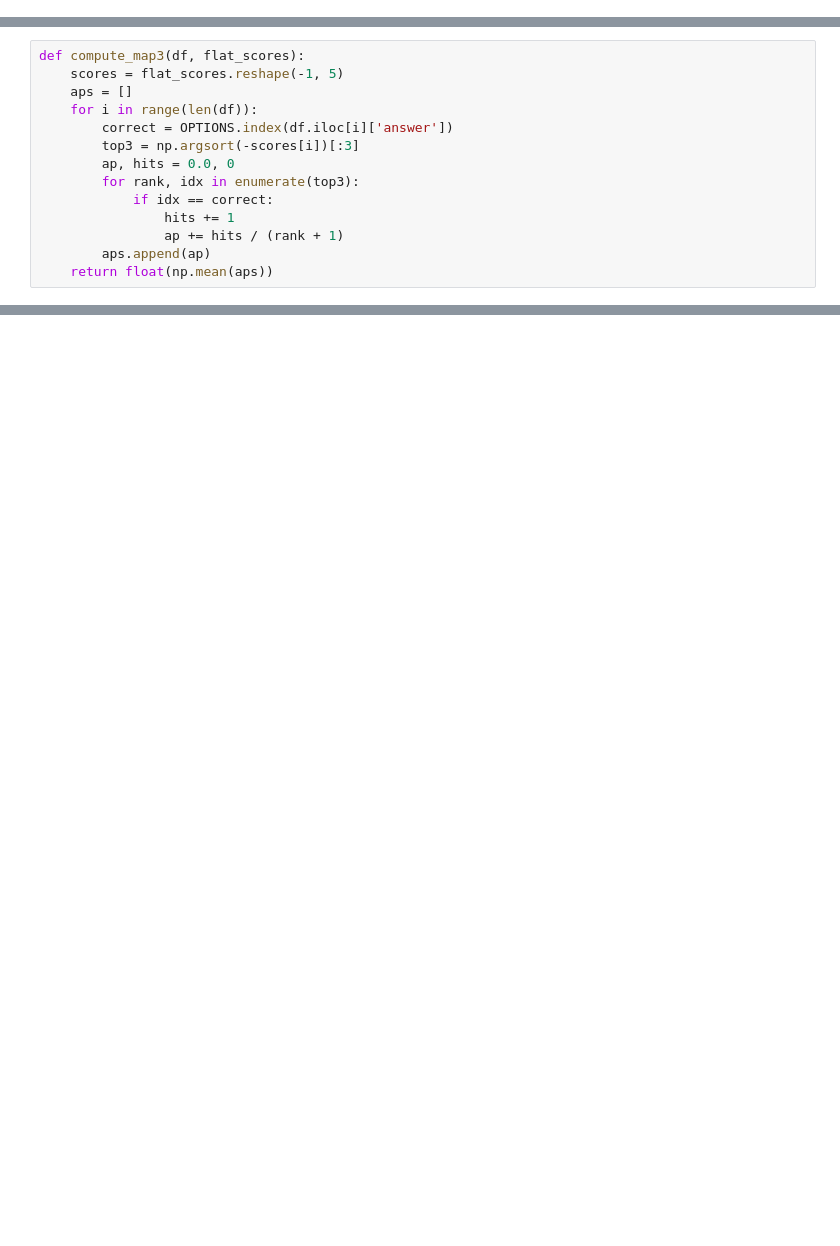
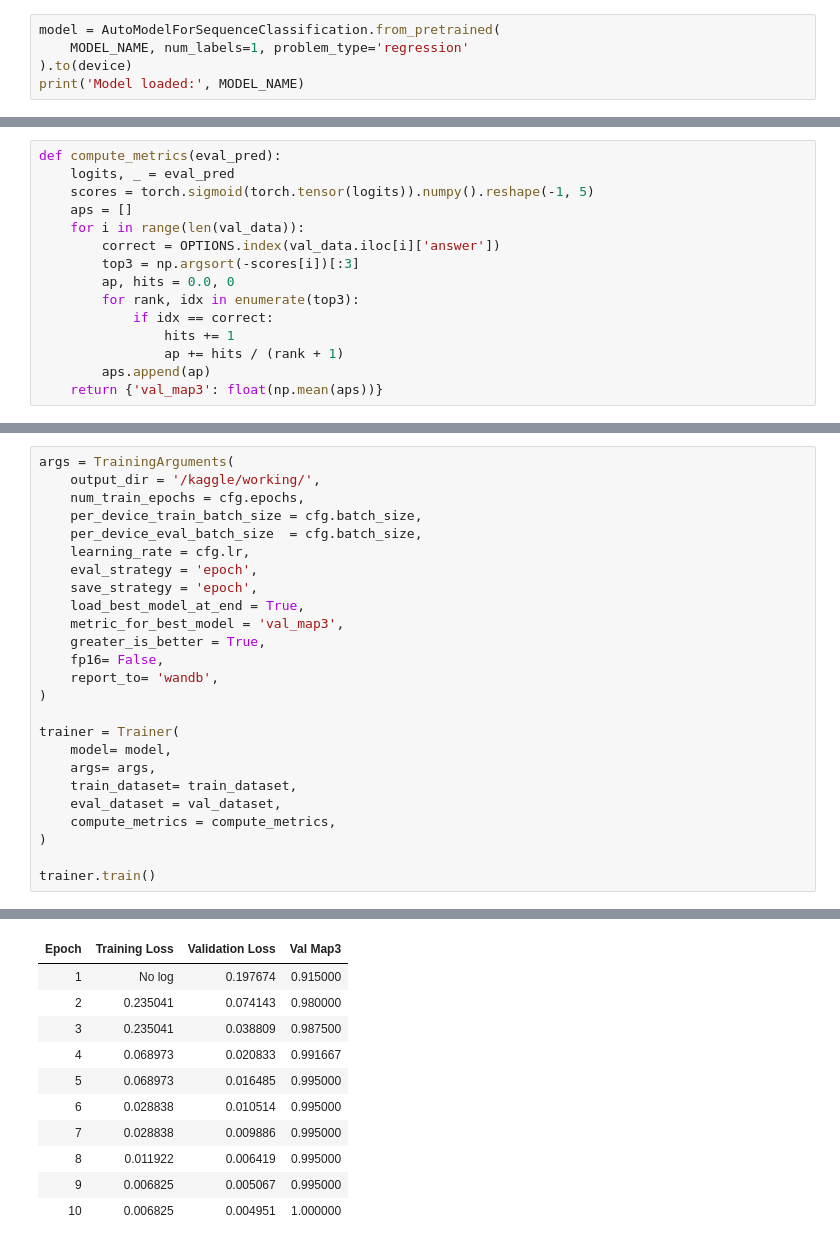
Before and after one commit to niteshsharma0602/Smart-MCQ-Solver, a Jupyter notebook: notebooks/model3-DistilBERT.ipynb, the cells around one changed output, grey strips where cells are left out. Saved outputs shown, nothing was run; the diff lists cells and outputs as text; blank space fills up the shorter version.

```diff
--- a/notebooks/model3-DistilBERT.ipynb
+++ b/notebooks/model3-DistilBERT.ipynb
@@ -120,0 +160,5 @@ Model loaded. Train batches: 563
+# %%
+model = AutoModelForSequenceClassification.from_pretrained(
+    MODEL_NAME, num_labels=1, problem_type='regression'
+).to(device)
+print('Model loaded:', MODEL_NAME)
@@ -121,9 +185,10 @@ Model loaded. Train batches: 563
 # %%
-def compute_map3(df, flat_scores):
-    scores = flat_scores.reshape(-1, 5)
+def compute_metrics(eval_pred):
+    logits, _ = eval_pred
+    scores = torch.sigmoid(torch.tensor(logits)).numpy().reshape(-1, 5)
     aps = []
-    for i in range(len(df)):
-        correct = OPTIONS.index(df.iloc[i]['answer'])
+    for i in range(len(val_data)):
+        correct = OPTIONS.index(val_data.iloc[i]['answer'])
         top3 = np.argsort(-scores[i])[:3]
         ap, hits = 0.0, 0
         for rank, idx in enumerate(top3):
@@ -131,4 +196,4 @@ def compute_map3(df, flat_scores):
                 hits += 1
                 ap += hits / (rank + 1)
         aps.append(ap)
-    return float(np.mean(aps))
+    return {'val_map3': float(np.mean(aps))}
@@ -178,0 +203,26 @@ Model saved.
+# %%
+args = TrainingArguments(
+    output_dir = '/kaggle/working/',
+    num_train_epochs = cfg.epochs,
+    per_device_train_batch_size = cfg.batch_size,
+    per_device_eval_batch_size  = cfg.batch_size,
+    learning_rate = cfg.lr,
+    eval_strategy = 'epoch',
+    save_strategy = 'epoch',
+    load_best_model_at_end = True,
+    metric_for_best_model = 'val_map3',
+    greater_is_better = True,
+    fp16= False,
+    report_to= 'wandb',
+)
+
+trainer = Trainer(
+    model= model,
+    args= args,
+    train_dataset= train_dataset,
+    eval_dataset = val_dataset,
+    compute_metrics = compute_metrics,
+)
+
+trainer.train()
+# %% [output]
@@ -178,0 +230,11 @@ Model saved.
+| Epoch | Training Loss | Validation Loss | Val Map3 |
+| 1 | No log | 0.197674 | 0.915000 |
+| 2 | 0.235041 | 0.074143 | 0.980000 |
+| 3 | 0.235041 | 0.038809 | 0.987500 |
+| 4 | 0.068973 | 0.020833 | 0.991667 |
+| 5 | 0.068973 | 0.016485 | 0.995000 |
+| 6 | 0.028838 | 0.010514 | 0.995000 |
+| 7 | 0.028838 | 0.009886 | 0.995000 |
+| 8 | 0.011922 | 0.006419 | 0.995000 |
+| 9 | 0.006825 | 0.005067 | 0.995000 |
+| 10 | 0.006825 | 0.004951 | 1.000000 |
```
Also changed, not shown: parts of 28 cells of this notebook.
